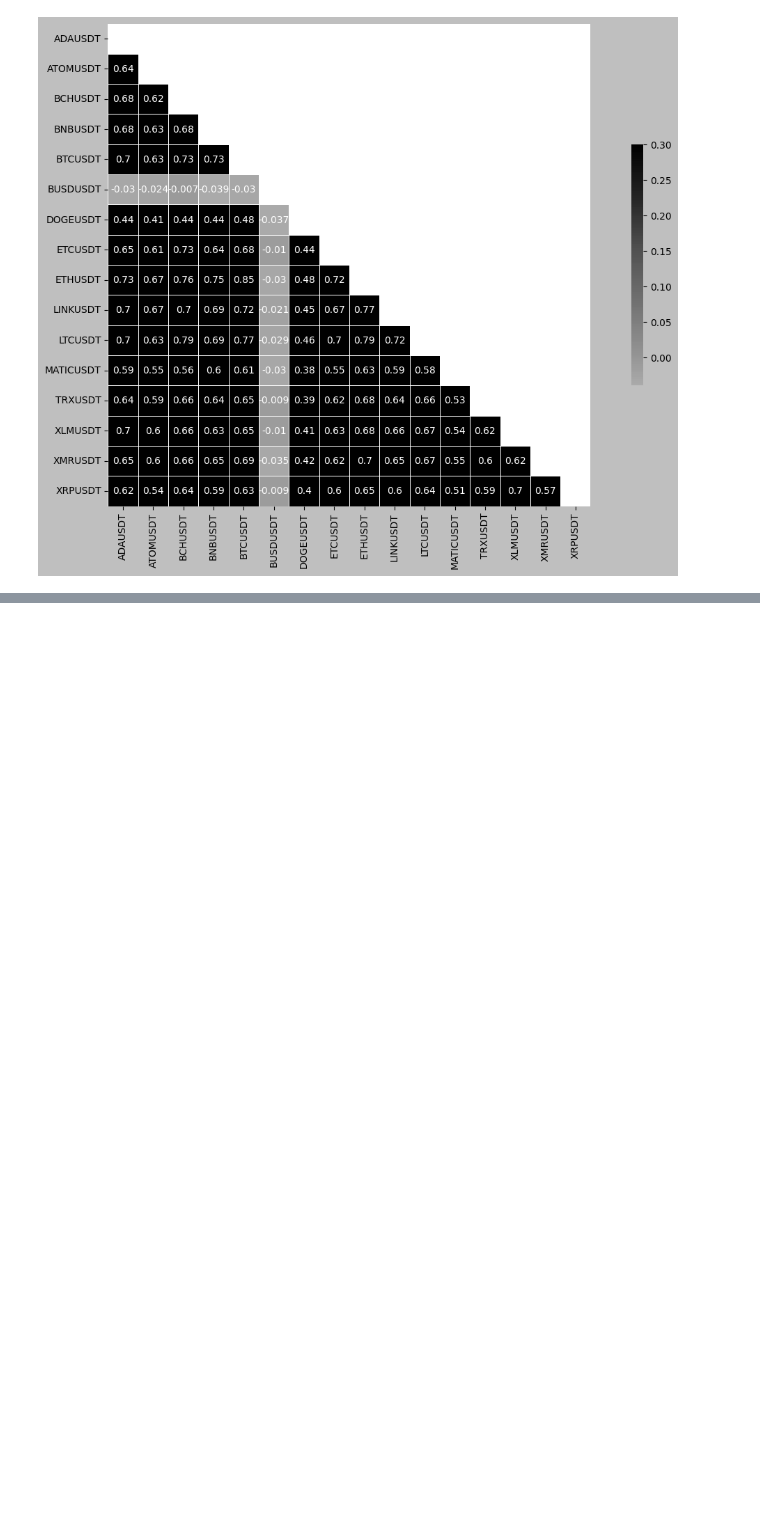
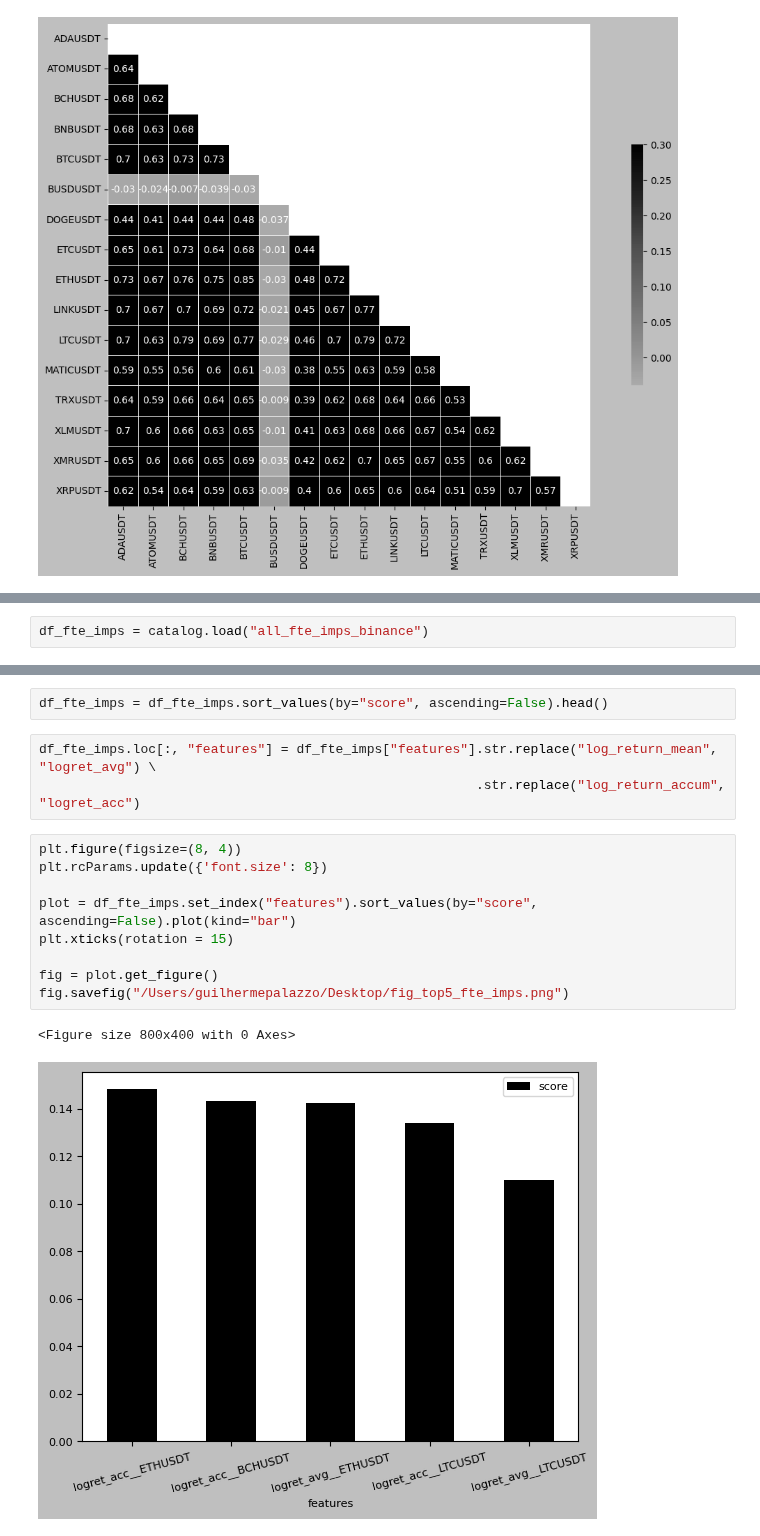
Before and after one commit to gpalazzo/crypto_msc_thesis, a Jupyter notebook: notebooks/results/EDA.ipynb, the cells around one changed output, grey strips where cells are left out. Cells and saved outputs as stored; diff of their text form; blank space fills up the shorter version.

```diff
--- a/notebooks/results/EDA.ipynb
+++ b/notebooks/results/EDA.ipynb
@@ -272,0 +275,2 @@ fig.savefig("/Users/guilhermepalazzo/Desktop/fig_corr_mtx_cryptos.png")
+# %%
+df_fte_imps = catalog.load("all_fte_imps_binance")
@@ -272,0 +279,17 @@ fig.savefig("/Users/guilhermepalazzo/Desktop/fig_corr_mtx_cryptos.png")
+# %%
+df_fte_imps = df_fte_imps.sort_values(by="score", ascending=False).head()
+# %%
+df_fte_imps.loc[:, "features"] = df_fte_imps["features"].str.replace("log_return_mean", "logret_avg") \
+                                                        .str.replace("log_return_accum", "logret_acc")
+# %%
+plt.figure(figsize=(8, 4))
+plt.rcParams.update({'font.size': 8})
+
+plot = df_fte_imps.set_index("features").sort_values(by="score", ascending=False).plot(kind="bar")
+plt.xticks(rotation = 15)
+
+fig = plot.get_figure()
+fig.savefig("/Users/guilhermepalazzo/Desktop/fig_top5_fte_imps.png")
+# %% [output]
+<Figure size 800x400 with 0 Axes>
+[figure, added]
```
Also changed, not shown: parts of 5 cells of this notebook, 13 other files.
